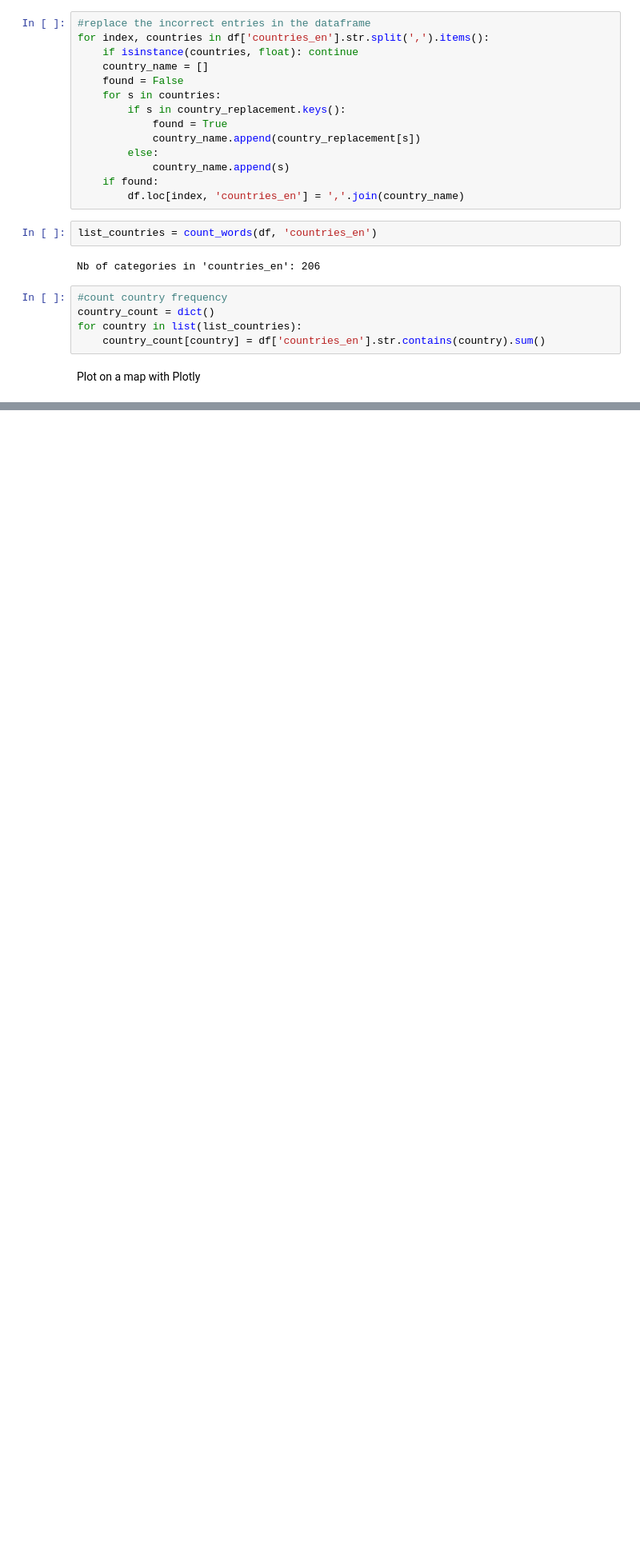
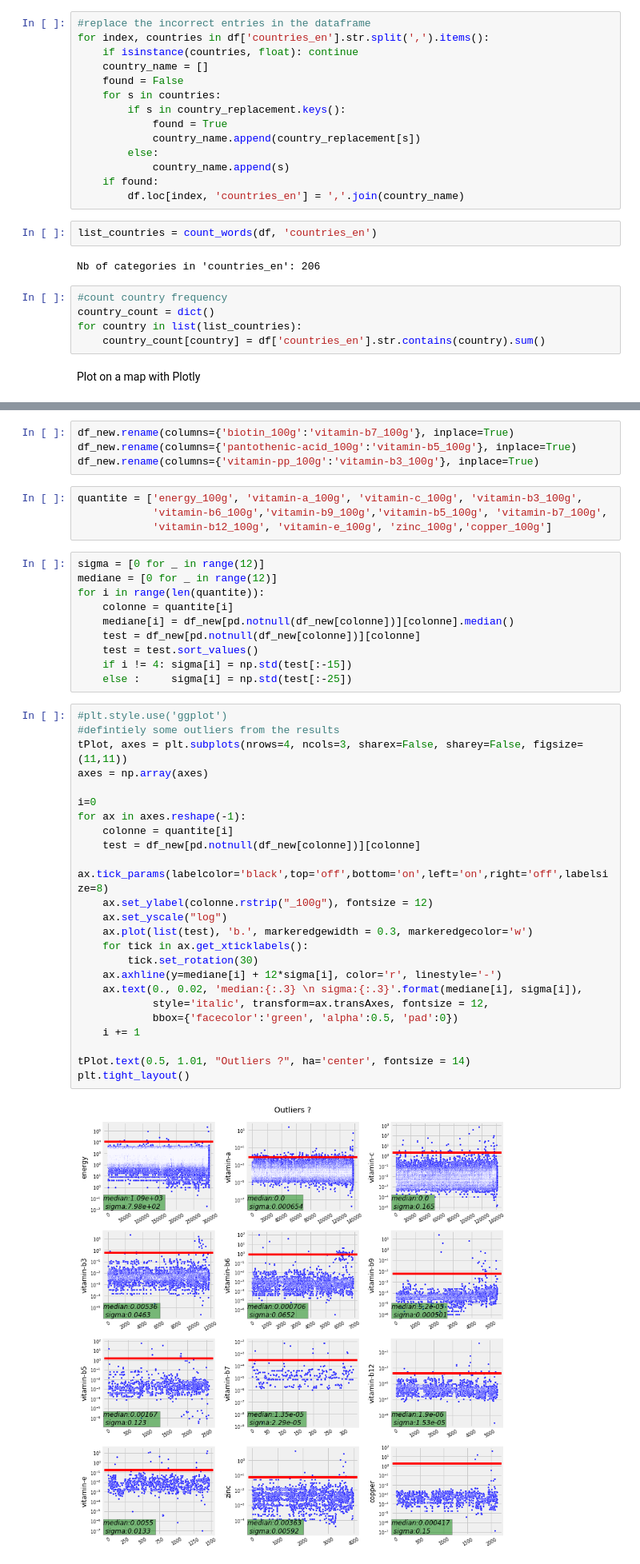
Before and after one commit to jazzyjzou/ml_team, a Jupyter notebook: ml_final.ipynb, the cells around one changed output, grey strips where cells are left out. Shown at 80% size. Saved outputs shown, nothing was run; the diff lists cells and outputs as text; blank space fills up the shorter version.

```diff
--- a/ml_final.ipynb
+++ b/ml_final.ipynb
@@ -207,0 +314,44 @@ iplot(choromap, validate=False)
+# %%
+df_new.rename(columns={'biotin_100g':'vitamin-b7_100g'}, inplace=True)
+df_new.rename(columns={'pantothenic-acid_100g':'vitamin-b5_100g'}, inplace=True)
+df_new.rename(columns={'vitamin-pp_100g':'vitamin-b3_100g'}, inplace=True)
+# %%
+quantite = ['energy_100g', 'vitamin-a_100g', 'vitamin-c_100g', 'vitamin-b3_100g',
+            'vitamin-b6_100g','vitamin-b9_100g','vitamin-b5_100g', 'vitamin-b7_100g',
+            'vitamin-b12_100g', 'vitamin-e_100g', 'zinc_100g','copper_100g']
+# %%
+sigma = [0 for _ in range(12)]
+mediane = [0 for _ in range(12)]
+for i in range(len(quantite)):
+    colonne = quantite[i]
+    mediane[i] = df_new[pd.notnull(df_new[colonne])][colonne].median()
+    test = df_new[pd.notnull(df_new[colonne])][colonne]
+    test = test.sort_values()
+    if i != 4: sigma[i] = np.std(test[:-15])
+    else :     sigma[i] = np.std(test[:-25])
+# %%
+#plt.style.use('ggplot')
+#defintiely some outliers from the results
+tPlot, axes = plt.subplots(nrows=4, ncols=3, sharex=False, sharey=False, figsize=(11,11))
+axes = np.array(axes)
+
+i=0
+for ax in axes.reshape(-1):
+    colonne = quantite[i]
+    test = df_new[pd.notnull(df_new[colonne])][colonne]
+    ax.tick_params(labelcolor='black',top='off',bottom='on',left='on',right='off',labelsize=8)
+    ax.set_ylabel(colonne.rstrip("_100g"), fontsize = 12)
+    ax.set_yscale("log")
+    ax.plot(list(test), 'b.', markeredgewidth = 0.3, markeredgecolor='w')
+    for tick in ax.get_xticklabels():
+        tick.set_rotation(30)
+    ax.axhline(y=mediane[i] + 12*sigma[i], color='r', linestyle='-')
+    ax.text(0., 0.02, 'median:{:.3} \n sigma:{:.3}'.format(mediane[i], sigma[i]),
+            style='italic', transform=ax.transAxes, fontsize = 12,
+            bbox={'facecolor':'green', 'alpha':0.5, 'pad':0})
+    i += 1
+
+tPlot.text(0.5, 1.01, "Outliers ?", ha='center', fontsize = 14)
+plt.tight_layout()
+# %% [output]
+[figure, added]
```
Also changed, not shown: parts of 19 cells of this notebook.
